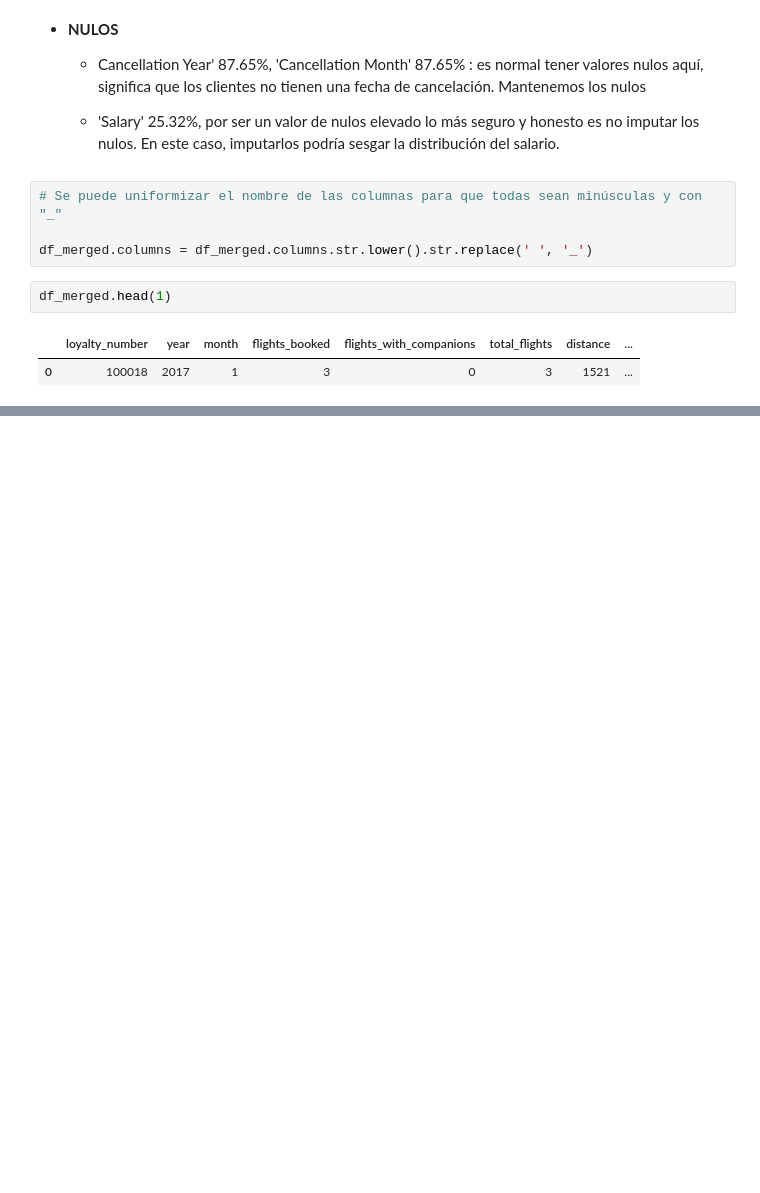
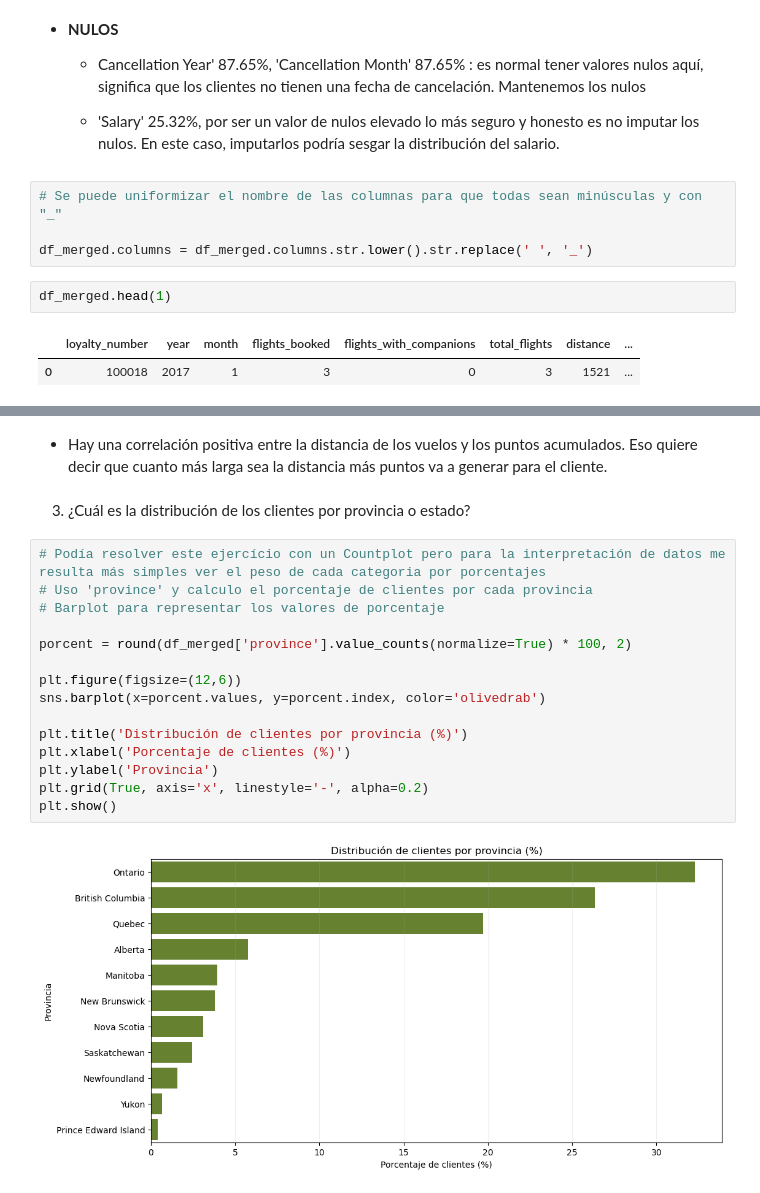
Before and after one commit to Adalab/bda-modulo-3-evaluacion-final-ariana-caldeira, a Jupyter notebook: EF_modulo_3_DA_Ariana.ipynb, the cells around one changed output, grey strips where cells are left out. Drawn from its saved outputs; the diff is of its cells as text; blank space fills up the shorter version.

```diff
--- a/EF_modulo_3_DA_Ariana.ipynb
+++ b/EF_modulo_3_DA_Ariana.ipynb
@@ -499,0 +538,21 @@ df_merged.head(1)
+# %% [markdown]
+- Hay una correlación positiva entre la distancia de los vuelos y los puntos acumulados. Eso quiere decir que cuanto más larga sea la distancia más puntos va a generar para el cliente.
+# %% [markdown]
+3. ¿Cuál es la distribución de los clientes por provincia o estado?
+# %%
+# Podía resolver este ejercício con un Countplot pero para la interpretación de datos me resulta más simples ver el peso de cada categoria por porcentajes
+# Uso 'province' y calculo el porcentaje de clientes por cada provincia
+# Barplot para representar los valores de porcentaje
+
+porcent = round(df_merged['province'].value_counts(normalize=True) * 100, 2)
+
+plt.figure(figsize=(12,6))
+sns.barplot(x=porcent.values, y=porcent.index, color='olivedrab')
+
+plt.title('Distribución de clientes por provincia (%)')
+plt.xlabel('Porcentaje de clientes (%)')
+plt.ylabel('Provincia')
+plt.grid(True, axis='x', linestyle='-', alpha=0.2)
+plt.show()
+# %% [output]
+[figure, added]
```
Also changed, not shown: parts of 16 cells of this notebook, 1 other file.
